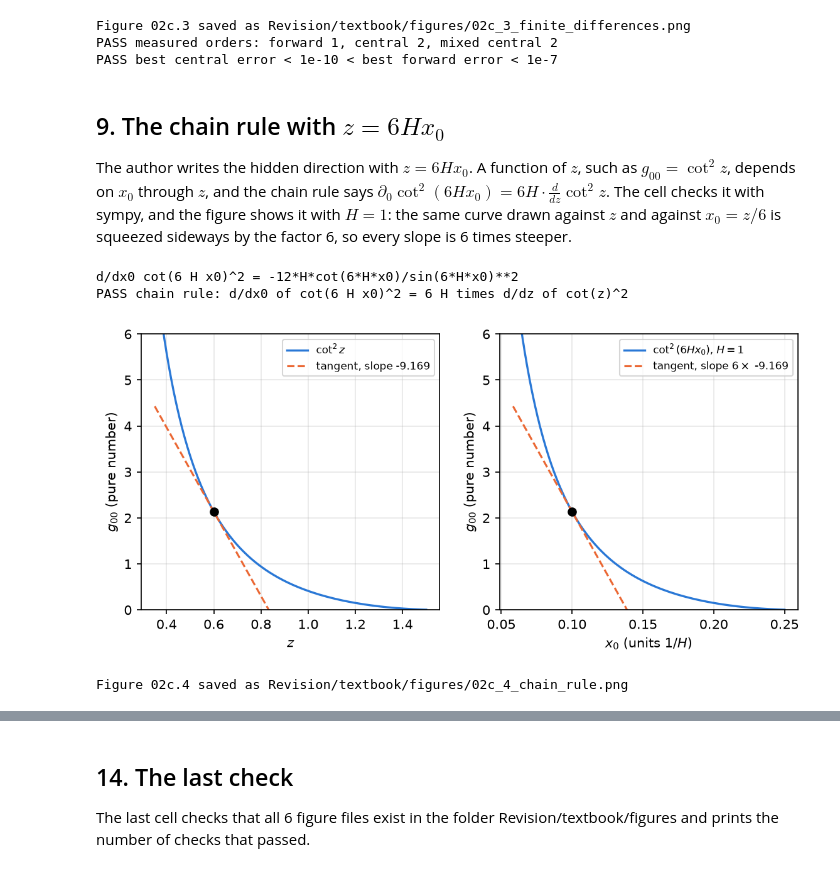
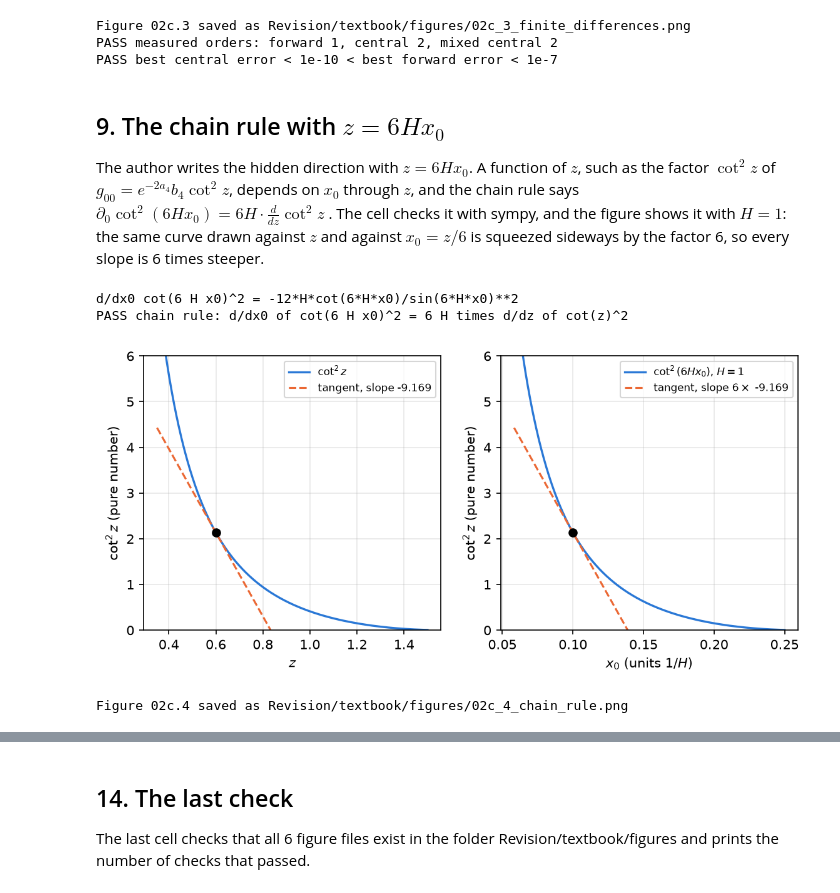
Before and after one commit to once-ere/Dirac_claude, a Jupyter notebook: Revision/textbook/notebooks/02c_partial_derivatives.ipynb, the cells around one changed output, grey strips where cells are left out. Drawn from its saved outputs; the diff is of its cells as text; code cells hidden in the pictures.

Commit message:
WIP snapshot (automatic at stop): 13 files; work in progress, see HANDOFF.md
Co-Authored-By: Claude Opus 5.5 <noreply@anthropic.com>

```diff
--- a/Revision/textbook/notebooks/02c_partial_derivatives.ipynb
+++ b/Revision/textbook/notebooks/02c_partial_derivatives.ipynb
@@ -980,53 +1003,55 @@ PASS best central error < 1e-10 < best forward error < 1e-7
 ## 9. The chain rule with $z = 6 H x_0$
 
 The author writes the hidden direction with $z = 6 H x_0$. A function of $z$,
-such as $g_{00} = \cot^2 z$, depends on $x_0$ through $z$, and the chain rule
-says $\partial_0 \cot^2(6 H x_0) = 6H \cdot \frac{d}{dz} \cot^2 z$. The cell
-checks it with sympy, and the figure shows it with $H = 1$: the same curve
-drawn against $z$ and against $x_0 = z/6$ is squeezed sideways by the factor 6,
-so every slope is 6 times steeper.
+such as the factor $\cot^2 z$ of $g_{00} = e^{-2 a_4} b_4 \cot^2 z$, depends on
+$x_0$ through $z$, and the chain rule says $\partial_0 \cot^2(6 H x_0) = 6H
+\cdot \frac{d}{dz} \cot^2 z$. The cell checks it with sympy, and the figure
+shows it with $H = 1$: the same curve drawn against $z$ and against
+$x_0 = z/6$ is squeezed sideways by the factor 6, so every slope is 6 times
+steeper.
 # %%
 x4, x0 = sp.symbols("x4 x0", real=True)  # the time and the hidden coordinate
 H = sp.symbols("H", positive=True)  # the author's constant H > 0
 zs = sp.symbols("z", positive=True)  # z = 6 H x0 as a symbol of its own
 through_x0 = sp.diff(sp.cot(6 * H * x0) ** 2, x0)  # differentiate in x0 directly
 through_z = 6 * H * sp.diff(sp.cot(zs) ** 2, zs).subs(zs, 6 * H * x0)  # chain rule
 say(f"d/dx0 cot(6 H x0)^2 = {sp.simplify(through_x0)}")
 check(sp.simplify(through_x0 - through_z) == 0,
       "chain rule: d/dx0 of cot(6 H x0)^2 = 6 H times d/dz of cot(z)^2")
 
 z0 = 0.6  # the point z0 and the matching x0 = z0/6 (H = 1)
 slope_z = -2.0 * math.cos(z0) / math.sin(z0) ** 3  # d/dz cot^2 z = -2 cot z / sin^2 z
 fig, (left, right) = plt.subplots(1, 2, figsize=(9.0, 3.8))
 z_line = np.linspace(0.35, 1.5, 300)
 left.plot(z_line, 1 / np.tan(z_line) ** 2, color=BLUE, lw=1.6,
           label="$\\cot^2 z$")
 left.plot(z_line, 1 / math.tan(z0) ** 2 + slope_z * (z_line - z0), "--",
           color=ORANGE, label=f"tangent, slope {slope_z:.3f}")
 left.set_xlabel("$z$")
 x0_line = z_line / 6.0
 right.plot(x0_line, 1 / np.tan(6 * x0_line) ** 2, color=BLUE, lw=1.6,
            label="$\\cot^2(6 H x_0)$, $H = 1$")
 right.plot(x0_line, 1 / math.tan(z0) ** 2 + 6 * slope_z * (x0_line - z0 / 6), "--",
            color=ORANGE, label=f"tangent, slope $6 \\times$ {slope_z:.3f}")
 right.set_xlabel("$x_0$ (units $1/H$)")
 for ax, where in ((left, z0), (right, z0 / 6)):
     ax.plot([where], [1 / math.tan(z0) ** 2], "o", color=BLACK, ms=6)
     ax.set_ylim(0.0, 6.0)
-    ax.set_ylabel("$g_{00}$ (pure number)")
+    ax.set_ylabel("$\\cot^2 z$ (pure number)")
     ax.legend(fontsize=8)
 save_figure(fig, "chain_rule",
-            "The chain rule for the author's hidden coordinate. Left: "
-            "$g_{00} = \\cot^2 z$ against $z$ from 0.35 to 1.5, with its tangent "
-            "line at $z = 0.6$. Right: the same function against $x_0 = z/(6H)$ "
-            "with $H = 1$ ($x_0$ in units of $1/H$), with its tangent line at "
-            "$x_0 = 0.1$. Both vertical axes show $g_{00}$, a pure number. The "
-            "right curve is the left one squeezed sideways by the factor 6, so "
-            "its slope is 6 times steeper: $\\partial_0 = 6H\\, d/dz$.")
+            "The chain rule for the author's hidden coordinate. Left: the factor "
+            "$\\cot^2 z$ of $g_{00} = e^{-2 a_4} b_4 \\cot^2 z$ against $z$ from "
+            "0.35 to 1.5, with its tangent line at $z = 0.6$. Right: the same "
+            "function against $x_0 = z/(6H)$ with $H = 1$ ($x_0$ in units of "
+            "$1/H$), with its tangent line at $x_0 = 0.1$. Both vertical axes show "
+            "$\\cot^2 z$, a pure number. The right curve is the left one squeezed "
+            "sideways by the factor 6, so its slope is 6 times steeper: "
+            "$\\partial_0 = 6H\\, d/dz$.")
 # %% [output]
 d/dx0 cot(6 H x0)^2 = -12*H*cot(6*H*x0)/sin(6*H*x0)**2
 PASS chain rule: d/dx0 of cot(6 H x0)^2 = 6 H times d/dz of cot(z)^2
-[figure, old version]
+[figure, new version]
 Figure 02c.4 saved as Revision/textbook/figures/02c_4_chain_rule.png
 # %% [markdown]
 ## 10. The author's metric, read from the Revision record
```
Also changed, not shown: parts of 17 cells of this notebook, 12 other files.
